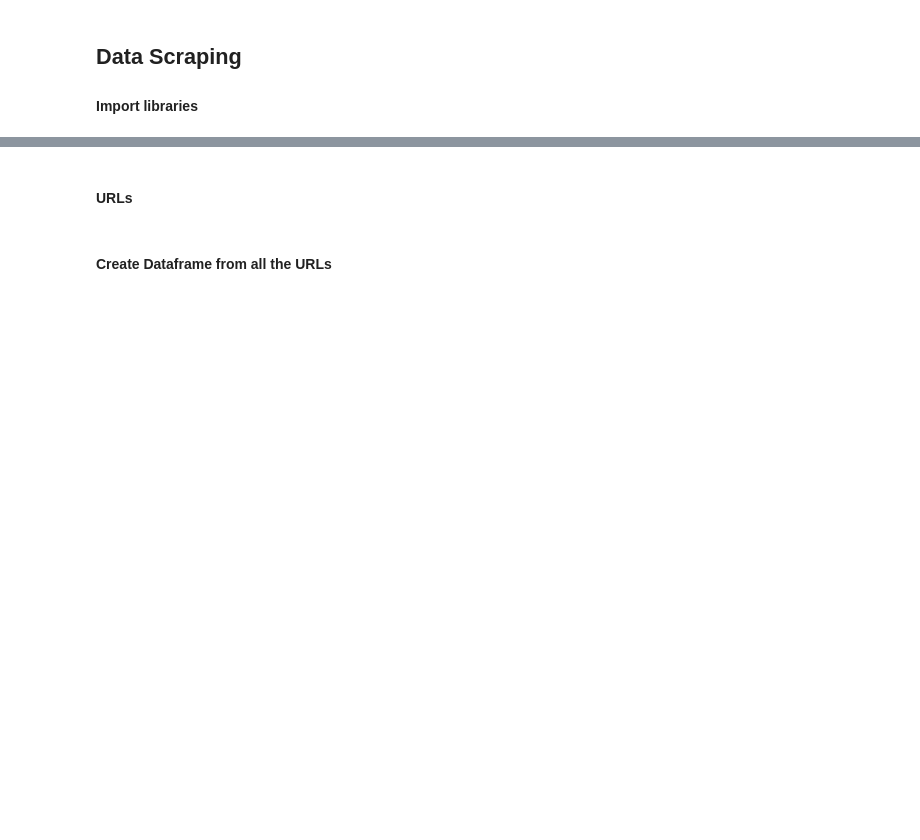
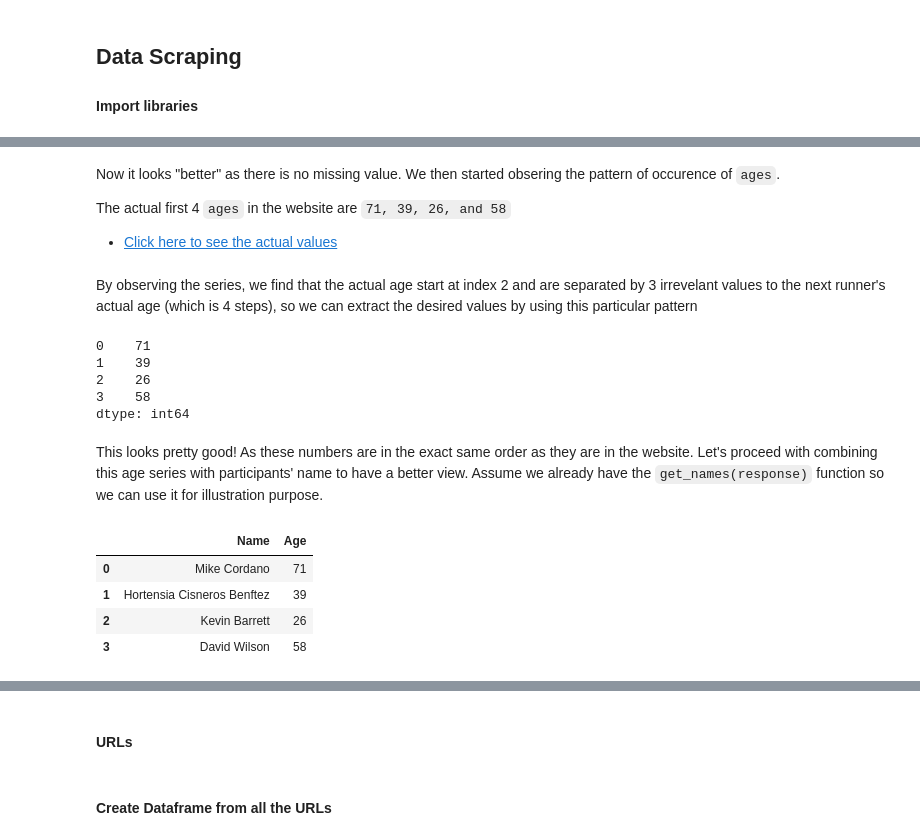
Before and after one commit to hubao666/Davis-Labor-Day-Race-Data-Scraping-and-Analysis, a Jupyter notebook: Davis_Labor_Day_Races.ipynb, the cells around one changed output, grey strips where cells are left out. Drawn from its saved outputs; the diff is of its cells as text; code cells hidden in the pictures; blank space fills up the shorter version.

Commit message:
write report about the Data Scraping and Data Processing

```diff
--- a/Davis_Labor_Day_Races.ipynb
+++ b/Davis_Labor_Day_Races.ipynb
@@ -66,0 +94,3 @@ def get_gender(response):
+# %%
+soup = BeautifulSoup(response.content, "html.parser")
+ages = soup.find_all('td' ,class_ = 'd-none d-sm-table-cell')
@@ -66,0 +99,3 @@ def get_gender(response):
+# %%
+extracted_values = [age.get_text() for age in ages]
+value_series = pd.Series(extracted_values)
@@ -66,0 +125,5 @@ def get_gender(response):
+# %%
+numeric_age_data = pd.to_numeric(value_series, errors='coerce').dropna()
+numeric_age_data = numeric_age_data.astype(int)
+numeric_age_data.reset_index(drop=True, inplace=True)
+numeric_age_data.head(15)
@@ -66,0 +147,29 @@ def get_gender(response):
+# %% [markdown]
+Now it looks "better" as there is no missing value. We then started obsering the pattern of occurence of `ages`.
+
+The actual first 4 `ages` in the website are `71, 39, 26, and 58`
+- [Click here to see the actual values](https://results.changeofpace.com/results.aspx?CId=16356&RId=6121&EId=2&dt=0&PageNo=2)
+# %% [markdown]
+By observing the series, we find that the actual age start at index 2 and are separated by 3 irrevelant values to the next runner's actual age (which is 4 steps), so we can extract the desired values by using this particular pattern
+# %%
+correct_age_data = numeric_age_data.iloc[2::4]
+correct_age_data.reset_index(drop=True, inplace=True)
+correct_age_data.head(4)
+# %% [output]
+0    71
+1    39
+2    26
+3    58
+dtype: int64
+# %% [markdown]
+This looks pretty good! As these numbers are in the exact same order as they are in the website. Let's proceed with combining this age series with participants' name to have a better view. Assume we already have the `get_names(response)` function so we can use it for illustration purpose.
+# %%
+name_data = get_names(response)
+df_name_and_age = pd.DataFrame({'Name': name_data, 'Age': correct_age_data})
+df_name_and_age.head(4)
+# %% [output]
+|  | Name | Age |
+| 0 | Mike Cordano | 71 |
+| 1 | Hortensia Cisneros Benftez | 39 |
+| 2 | Kevin Barrett | 26 |
+| 3 | David Wilson | 58 |
```
Also changed, not shown: parts of 34 cells of this notebook.
